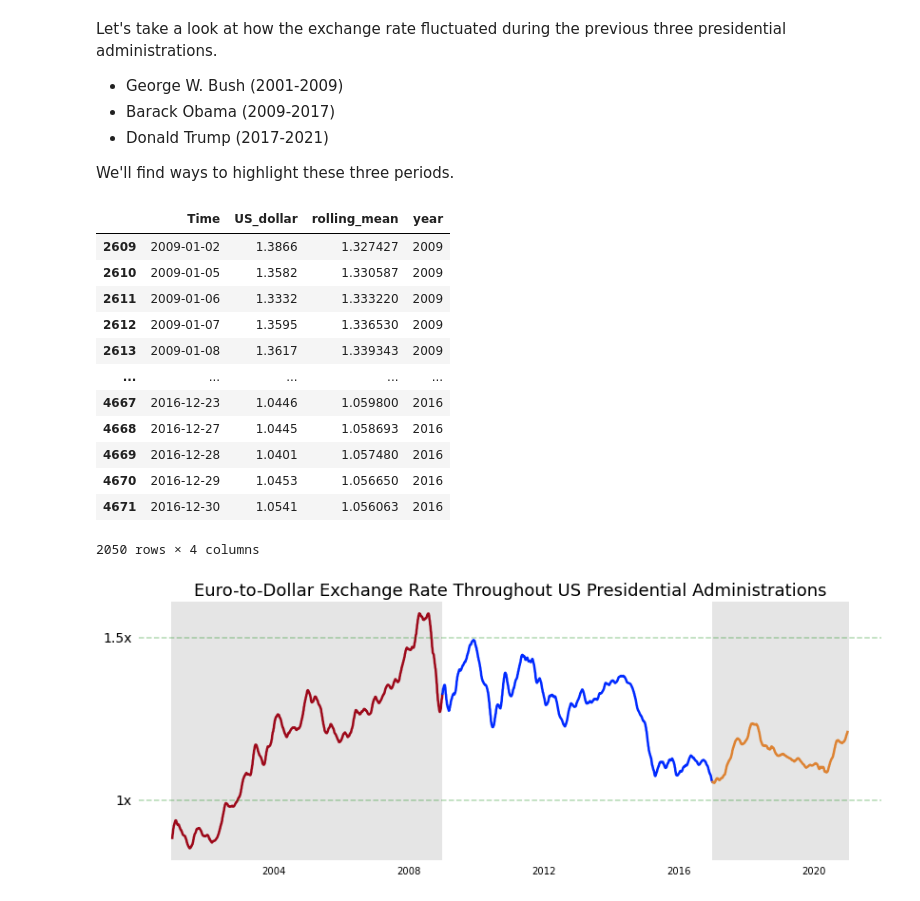
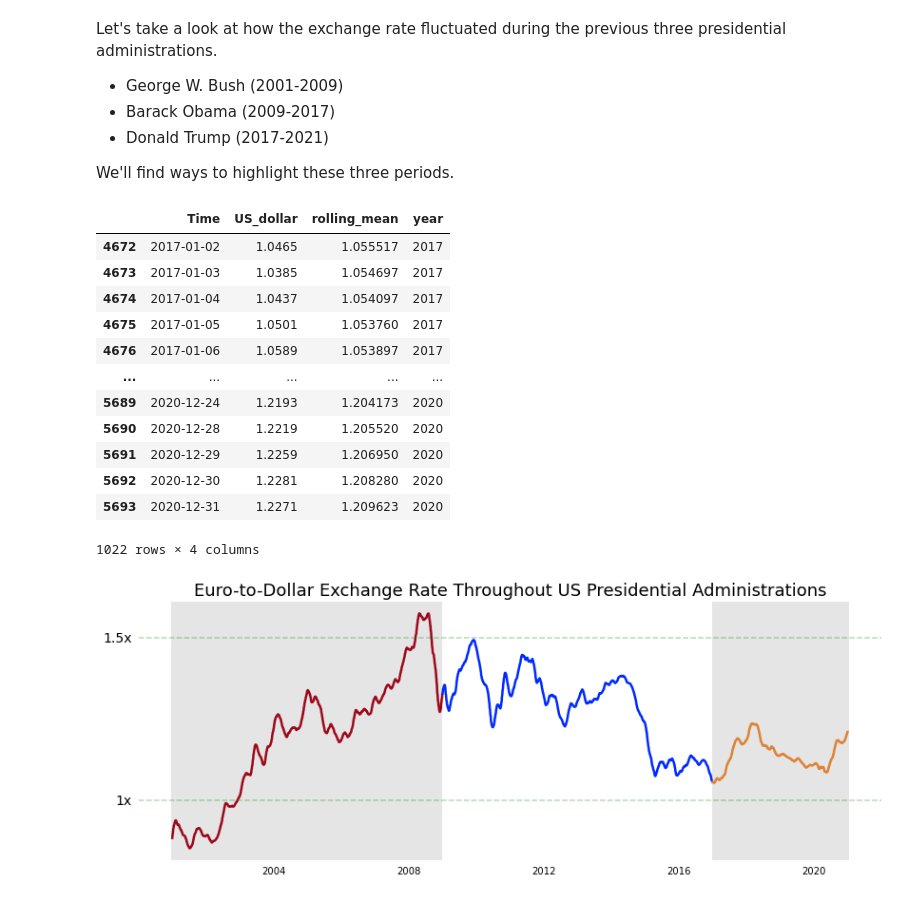
Before and after one commit to capncrockett/Dataquest, a Jupyter notebook: exchange_rates/euro_exchange_jan_2021.ipynb, the cells around one changed output. Saved outputs shown, nothing was run; the diff lists cells and outputs as text; code cells hidden in the pictures.

```diff
--- a/exchange_rates/euro_exchange_jan_2021.ipynb
+++ b/exchange_rates/euro_exchange_jan_2021.ipynb
@@ -126,24 +126,25 @@ We'll find ways to highlight these three periods.
 # %%
 euro_to_dollar['year'] = pd.DatetimeIndex(euro_to_dollar['Time']).year
 # euro_to_dollar
 bush = euro_to_dollar[euro_to_dollar['year'].between(2001, 2009, inclusive='left')]
 obama = euro_to_dollar[euro_to_dollar['year'].between(2009, 2017, inclusive='left')]
 trump = euro_to_dollar[euro_to_dollar['year'].between(2017, 2021, inclusive='left')]
-obama
+# obama
+trump
 # %% [output]
 |  | Time | US_dollar | rolling_mean | year |
-| 2609 | 2009-01-02 | 1.3866 | 1.327427 | 2009 |
-| 2610 | 2009-01-05 | 1.3582 | 1.330587 | 2009 |
-| 2611 | 2009-01-06 | 1.3332 | 1.333220 | 2009 |
-| 2612 | 2009-01-07 | 1.3595 | 1.336530 | 2009 |
-| 2613 | 2009-01-08 | 1.3617 | 1.339343 | 2009 |
+| 4672 | 2017-01-02 | 1.0465 | 1.055517 | 2017 |
+| 4673 | 2017-01-03 | 1.0385 | 1.054697 | 2017 |
+| 4674 | 2017-01-04 | 1.0437 | 1.054097 | 2017 |
+| 4675 | 2017-01-05 | 1.0501 | 1.053760 | 2017 |
+| 4676 | 2017-01-06 | 1.0589 | 1.053897 | 2017 |
 | ... | ... | ... | ... | ... |
-| 4667 | 2016-12-23 | 1.0446 | 1.059800 | 2016 |
-| 4668 | 2016-12-27 | 1.0445 | 1.058693 | 2016 |
-| 4669 | 2016-12-28 | 1.0401 | 1.057480 | 2016 |
-| 4670 | 2016-12-29 | 1.0453 | 1.056650 | 2016 |
-| 4671 | 2016-12-30 | 1.0541 | 1.056063 | 2016 |
+| 5689 | 2020-12-24 | 1.2193 | 1.204173 | 2020 |
+| 5690 | 2020-12-28 | 1.2219 | 1.205520 | 2020 |
+| 5691 | 2020-12-29 | 1.2259 | 1.206950 | 2020 |
+| 5692 | 2020-12-30 | 1.2281 | 1.208280 | 2020 |
+| 5693 | 2020-12-31 | 1.2271 | 1.209623 | 2020 |
-2050 rows × 4 columns
+1022 rows × 4 columns
 # %%
 fig, ax = plt.subplots(figsize=(14,5))
 ax.set_title('Euro-to-Dollar Exchange Rate Throughout US Presidential Administrations', fontsize=18)
```
Also changed, not shown: parts of 1 cell of this notebook.
